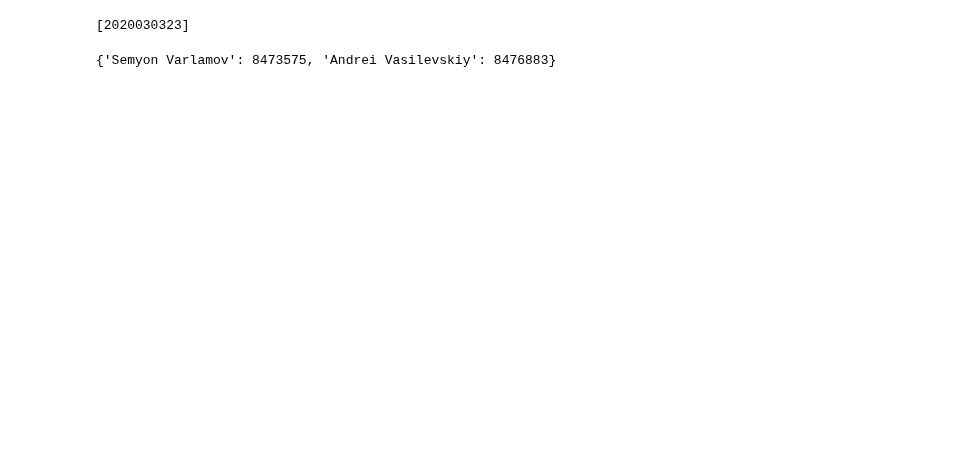
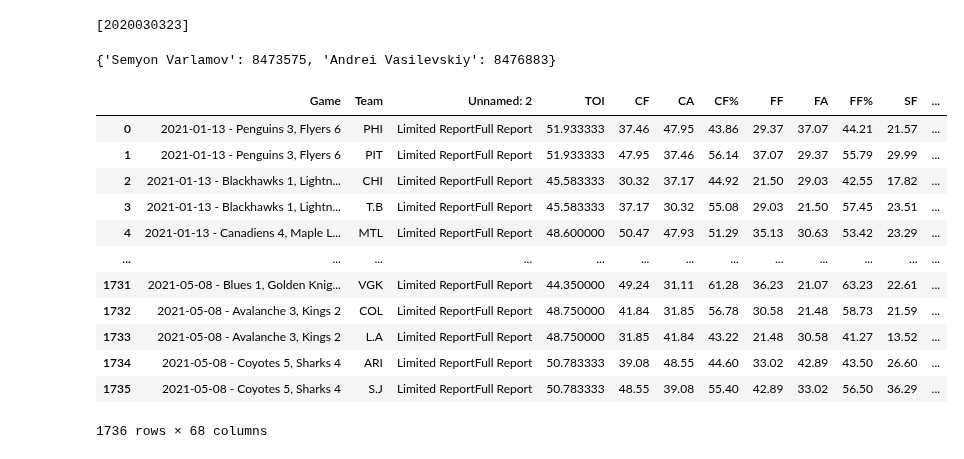
Before and after one commit to gschwaeb/NHL_Game_Prediction, a Jupyter notebook: WIP Predict Tonight's Game.ipynb, the cells around one changed output. Drawn from its saved outputs; the diff is of its cells as text; code cells hidden in the pictures; blank space fills up the shorter version.

```diff
--- a/WIP Predict Tonight's Game.ipynb
+++ b/WIP Predict Tonight's Game.ipynb
@@ -16,4 +16,8 @@ yesterday = datetime.date.today()- datetime.timedelta(days=1)
 pd.set_option('display.max_columns', None)
+# %%
+#set date variables
+yesterday = datetime.date.today()- datetime.timedelta(days=1)
+year = 20202021
 # %%
 def master_function():
     # bring in goalie game logs
@@ -138,0 +196,6 @@ def update_goalie_logs():
+# %%
+#merge 5v5, PP, and PK team game logs from NST
+def merge_team_stats(primary_df, pp_df, pk_df):
+    primary_df = primary_df.merge(pk_df[['Team_Key', 'TOI', 'xGA', 'GA']], on = 'Team_Key', how = 'left', suffixes = ('','_pk') )
+    primary_df = primary_df.merge(pp_df[['Team_Key', 'TOI', 'xGF', 'GF']], on = 'Team_Key', how = 'left', suffixes = ('','_pp') )
+    return primary_df
@@ -138,0 +254,49 @@ def update_goalie_logs():
+# %%
+#scraping team stats from NST
+sequence = [x/10 for x in range(60, 120)]
+time.sleep(random.choice(sequence))
+
+primarysva = get_and_format_nst_team_stats(year,'sva', 'n')
+
+time.sleep(random.choice(sequence))
+
+pp = get_and_format_nst_team_stats(year,'pp', 'n')
+
+time.sleep(random.choice(sequence))
+
+pk = get_and_format_nst_team_stats(year,'pk', 'n')
+# %%
+def get_curent_season_team_stats():
+    #scraping team stats from NST
+    sequence = [x/10 for x in range(60, 120)]
+    time.sleep(random.choice(sequence))
+
+    primarysva = get_and_format_nst_team_stats(year,'sva', 'n')
+
+    time.sleep(random.choice(sequence))
+
+    pp = get_and_format_nst_team_stats(year,'pp', 'n')
+
+    time.sleep(random.choice(sequence))
+
+    pk = get_and_format_nst_team_stats(year,'pk', 'n')
+
+    current_df = merge_team_stats(primarysva, pp, pk)
+
+    return current_df
+# %%
+get_curent_season_team_stats()
+# %% [output]
+|  | Game | Team | Unnamed: 2 | TOI | CF | CA | CF% | FF | FA | FF% | SF | ... |
+| 0 | 2021-01-13 - Penguins 3, Flyers 6 | PHI | Limited ReportFull Report | 51.933333 | 37.46 | 47.95 | 43.86 | 29.37 | 37.07 | 44.21 | 21.57 | ... |
+| 1 | 2021-01-13 - Penguins 3, Flyers 6 | PIT | Limited ReportFull Report | 51.933333 | 47.95 | 37.46 | 56.14 | 37.07 | 29.37 | 55.79 | 29.99 | ... |
+| 2 | 2021-01-13 - Blackhawks 1, Lightn... | CHI | Limited ReportFull Report | 45.583333 | 30.32 | 37.17 | 44.92 | 21.50 | 29.03 | 42.55 | 17.82 | ... |
+| 3 | 2021-01-13 - Blackhawks 1, Lightn... | T.B | Limited ReportFull Report | 45.583333 | 37.17 | 30.32 | 55.08 | 29.03 | 21.50 | 57.45 | 23.51 | ... |
+| 4 | 2021-01-13 - Canadiens 4, Maple L... | MTL | Limited ReportFull Report | 48.600000 | 50.47 | 47.93 | 51.29 | 35.13 | 30.63 | 53.42 | 23.29 | ... |
+| ... | ... | ... | ... | ... | ... | ... | ... | ... | ... | ... | ... | ... |
+| 1731 | 2021-05-08 - Blues 1, Golden Knig... | VGK | Limited ReportFull Report | 44.350000 | 49.24 | 31.11 | 61.28 | 36.23 | 21.07 | 63.23 | 22.61 | ... |
+| 1732 | 2021-05-08 - Avalanche 3, Kings 2 | COL | Limited ReportFull Report | 48.750000 | 41.84 | 31.85 | 56.78 | 30.58 | 21.48 | 58.73 | 21.59 | ... |
+| 1733 | 2021-05-08 - Avalanche 3, Kings 2 | L.A | Limited ReportFull Report | 48.750000 | 31.85 | 41.84 | 43.22 | 21.48 | 30.58 | 41.27 | 13.52 | ... |
+| 1734 | 2021-05-08 - Coyotes 5, Sharks 4 | ARI | Limited ReportFull Report | 50.783333 | 39.08 | 48.55 | 44.60 | 33.02 | 42.89 | 43.50 | 26.60 | ... |
+| 1735 | 2021-05-08 - Coyotes 5, Sharks 4 | S.J | Limited ReportFull Report | 50.783333 | 48.55 | 39.08 | 55.40 | 42.89 | 33.02 | 56.50 | 36.29 | ... |
+1736 rows × 68 columns
```
Also changed, not shown: parts of 6 cells of this notebook.
